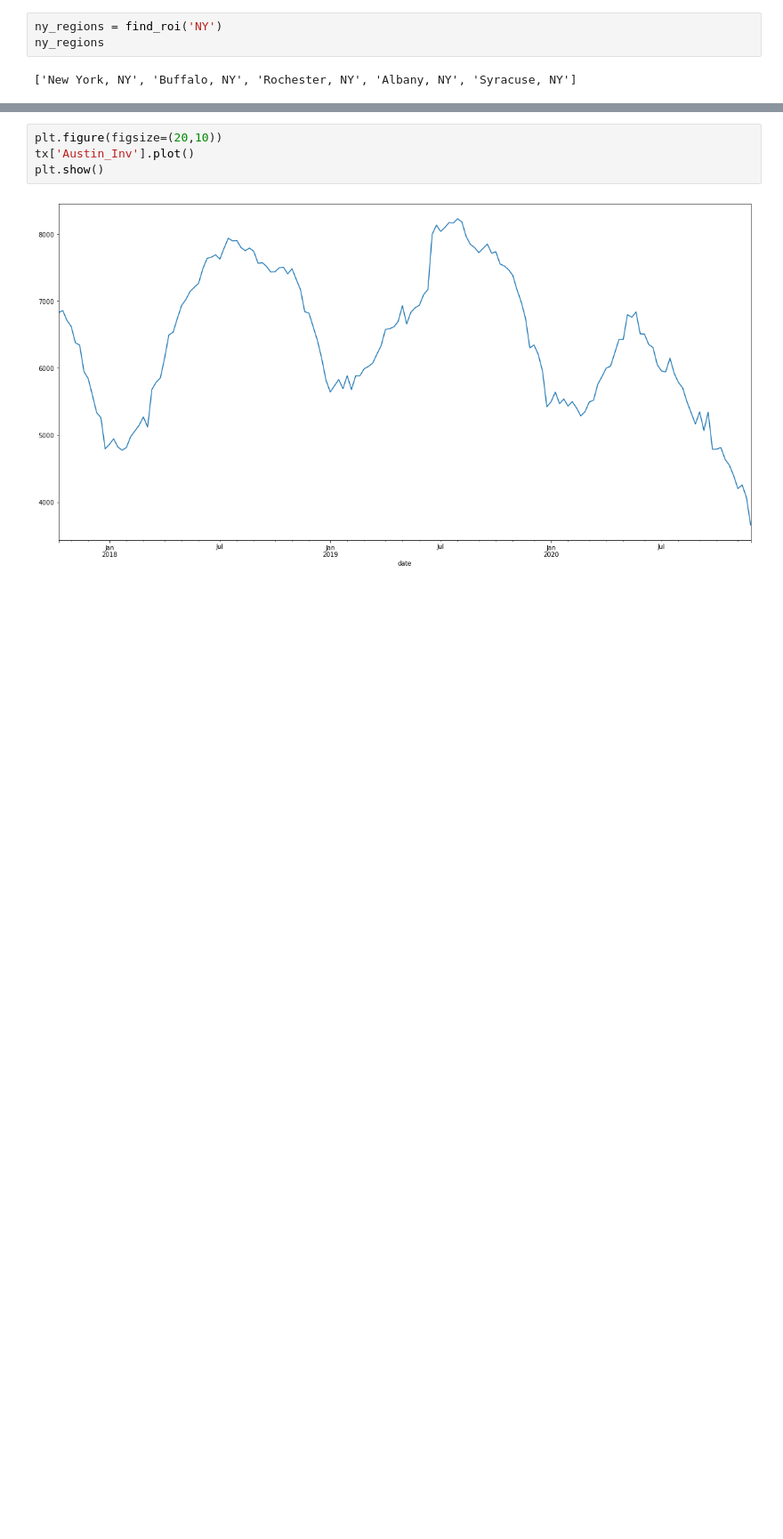
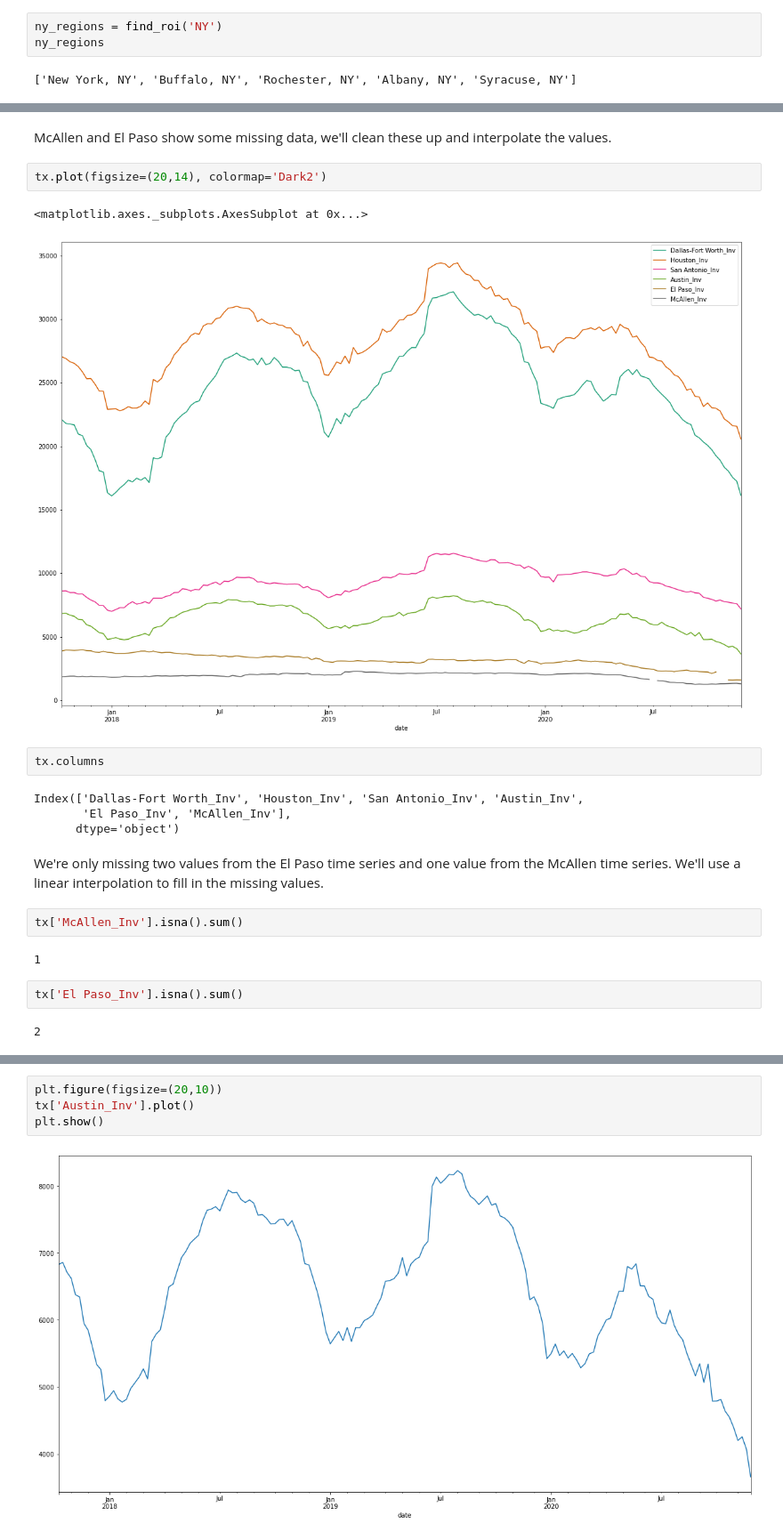
Before and after one commit to ricksolis/zillow-real_estate_data_cleaning, a Jupyter notebook: notebooks/1. Zillow-Inventory Sales -- Cleaning Data.ipynb, the cells around one changed output, grey strips where cells are left out. Shown: that part at 89% size. Cells and saved outputs as stored; diff of their text form; blank space fills up the shorter version.

```diff
--- a/notebooks/1. Zillow-Inventory Sales -- Cleaning Data.ipynb
+++ b/notebooks/1. Zillow-Inventory Sales -- Cleaning Data.ipynb
@@ -241,0 +306,23 @@ tx.head(10)
+# %% [markdown]
+McAllen and El Paso show some missing data, we'll clean these up and interpolate the values.
+# %%
+tx.plot(figsize=(20,14), colormap='Dark2')
+# %% [output]
+<matplotlib.axes._subplots.AxesSubplot at 0x...>
+[figure, added]
+# %%
+tx.columns
+# %% [output]
+Index(['Dallas-Fort Worth_Inv', 'Houston_Inv', 'San Antonio_Inv', 'Austin_Inv',
+       'El Paso_Inv', 'McAllen_Inv'],
+      dtype='object')
+# %% [markdown]
+We're only missing two values from the El Paso time series and one value from the McAllen time series. We'll use a linear interpolation to fill in the missing values.
+# %%
+tx['McAllen_Inv'].isna().sum()
+# %% [output]
+1
+# %%
+tx['El Paso_Inv'].isna().sum()
+# %% [output]
+2
```
Also changed, not shown: parts of 34 cells of this notebook.
